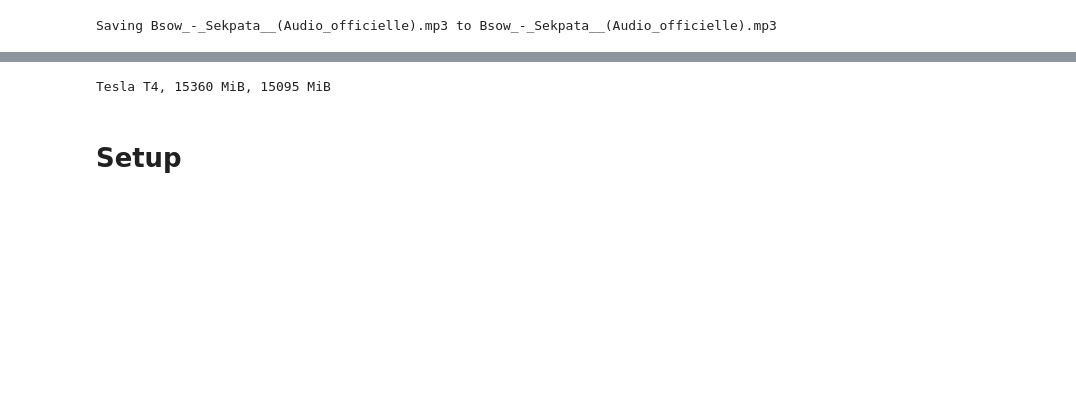
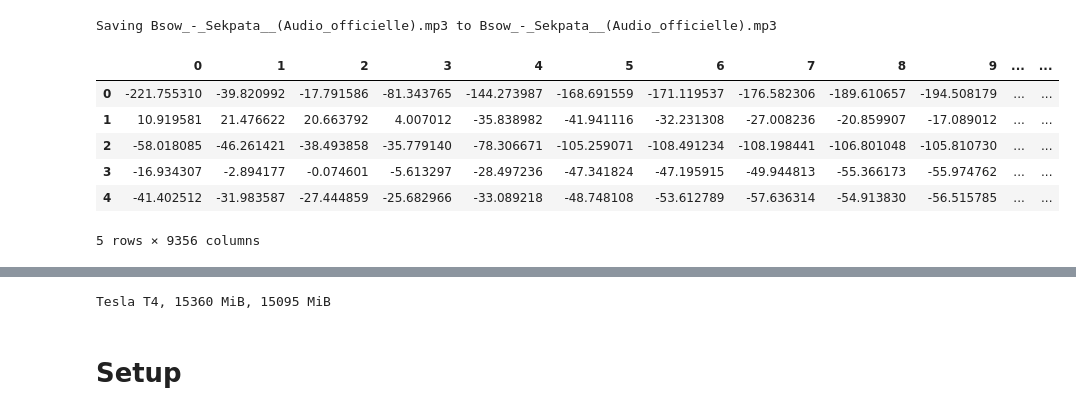
Before and after one commit to thisisbriandb/videoGenerator, a Jupyter notebook: Deforum_Stable_Diffusion.ipynb, the cells around one changed output, grey strips where cells are left out. Saved outputs shown, nothing was run; the diff lists cells and outputs as text; code cells hidden in the pictures; blank space fills up the shorter version.

```diff
--- a/Deforum_Stable_Diffusion.ipynb
+++ b/Deforum_Stable_Diffusion.ipynb
@@ -44,18 +42,22 @@ uploaded = files.upload()
 [interactive output not drawn]
 Saving Bsow_-_Sekpata__(Audio_officielle).mp3 to Bsow_-_Sekpata__(Audio_officielle).mp3
 # %%
-import sys
-sys.path.append('/content/parseq')
-
-from parseq.audio import AudioFeaturesExtractor
+import librosa
+import pandas as pd
 
 audio_path = "/content/Bsow_-_Sekpata__(Audio_officielle).mp3"
-extractor = AudioFeaturesExtractor(audio_path)
-features = extractor.extract_features()
 
-# Exporte les valeurs utiles
-import pandas as pd
+y, sr = librosa.load(audio_path)
+mfcc = librosa.feature.mfcc(y=y, sr=sr)
 
-df = pd.DataFrame(features)
+df = pd.DataFrame(mfcc)
 df.to_csv("/content/drive/MyDrive/deforum_project/audio_features.csv")
 df.head()
+# %% [output]
+|  | 0 | 1 | 2 | 3 | 4 | 5 | 6 | 7 | 8 | 9 | ... | ... |
+| 0 | -221.755310 | -39.820992 | -17.791586 | -81.343765 | -144.273987 | -168.691559 | -171.119537 | -176.582306 | -189.610657 | -194.508179 | ... | ... |
+| 1 | 10.919581 | 21.476622 | 20.663792 | 4.007012 | -35.838982 | -41.941116 | -32.231308 | -27.008236 | -20.859907 | -17.089012 | ... | ... |
+| 2 | -58.018085 | -46.261421 | -38.493858 | -35.779140 | -78.306671 | -105.259071 | -108.491234 | -108.198441 | -106.801048 | -105.810730 | ... | ... |
+| 3 | -16.934307 | -2.894177 | -0.074601 | -5.613297 | -28.497236 | -47.341824 | -47.195915 | -49.944813 | -55.366173 | -55.974762 | ... | ... |
+| 4 | -41.402512 | -31.983587 | -27.444859 | -25.682966 | -33.089218 | -48.748108 | -53.612789 | -57.636314 | -54.913830 | -56.515785 | ... | ... |
+5 rows × 9356 columns
```
Also changed, not shown: parts of 8 cells of this notebook.
